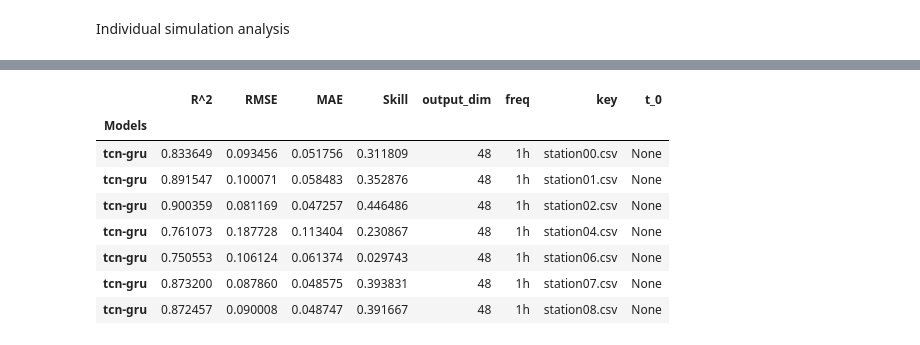
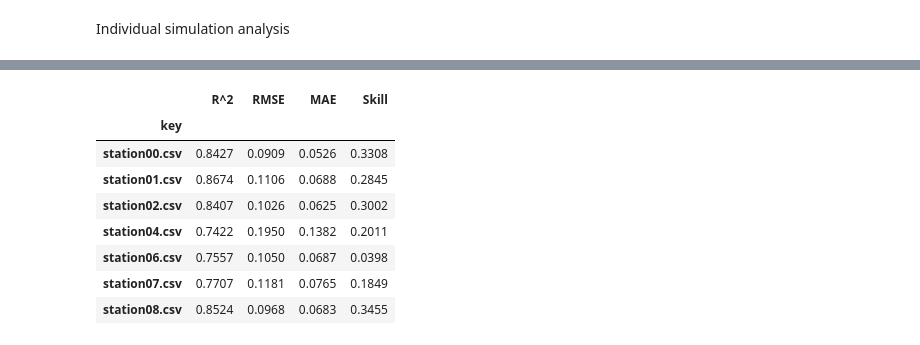
Before and after one commit to vikwal/forecasting_framework, a Jupyter notebook: evaluation.ipynb, the cells around one changed output, grey strips where cells are left out. Cells and saved outputs as stored; diff of their text form; code cells hidden in the pictures.

```diff
--- a/evaluation.ipynb
+++ b/evaluation.ipynb
@@ -135,12 +129,12 @@ sim_results['evaluation']
-# %%
-fl_results['evaluation']
-# %% [output]
-|  | R^2 | RMSE | MAE | Skill | output_dim | freq | key | t_0 |
-| Models |  |  |  |  |  |  |  |  |
-| tcn-gru | 0.833649 | 0.093456 | 0.051756 | 0.311809 | 48 | 1h | station00.csv | None |
-| tcn-gru | 0.891547 | 0.100071 | 0.058483 | 0.352876 | 48 | 1h | station01.csv | None |
-| tcn-gru | 0.900359 | 0.081169 | 0.047257 | 0.446486 | 48 | 1h | station02.csv | None |
-| tcn-gru | 0.761073 | 0.187728 | 0.113404 | 0.230867 | 48 | 1h | station04.csv | None |
-| tcn-gru | 0.750553 | 0.106124 | 0.061374 | 0.029743 | 48 | 1h | station06.csv | None |
-| tcn-gru | 0.873200 | 0.087860 | 0.048575 | 0.393831 | 48 | 1h | station07.csv | None |
-| tcn-gru | 0.872457 | 0.090008 | 0.048747 | 0.391667 | 48 | 1h | station08.csv | None |
+# %%
+sim_results['evaluation'][['R^2', 'RMSE', 'MAE', 'Skill', 'key']].round(4).set_index('key')
+# %% [output]
+|  | R^2 | RMSE | MAE | Skill |
+| key |  |  |  |  |
+| station00.csv | 0.8427 | 0.0909 | 0.0526 | 0.3308 |
+| station01.csv | 0.8674 | 0.1106 | 0.0688 | 0.2845 |
+| station02.csv | 0.8407 | 0.1026 | 0.0625 | 0.3002 |
+| station04.csv | 0.7422 | 0.1950 | 0.1382 | 0.2011 |
+| station06.csv | 0.7557 | 0.1050 | 0.0687 | 0.0398 |
+| station07.csv | 0.7707 | 0.1181 | 0.0765 | 0.1849 |
+| station08.csv | 0.8524 | 0.0968 | 0.0683 | 0.3455 |
```
Also changed, not shown: parts of 13 cells of this notebook, 14 other files.
